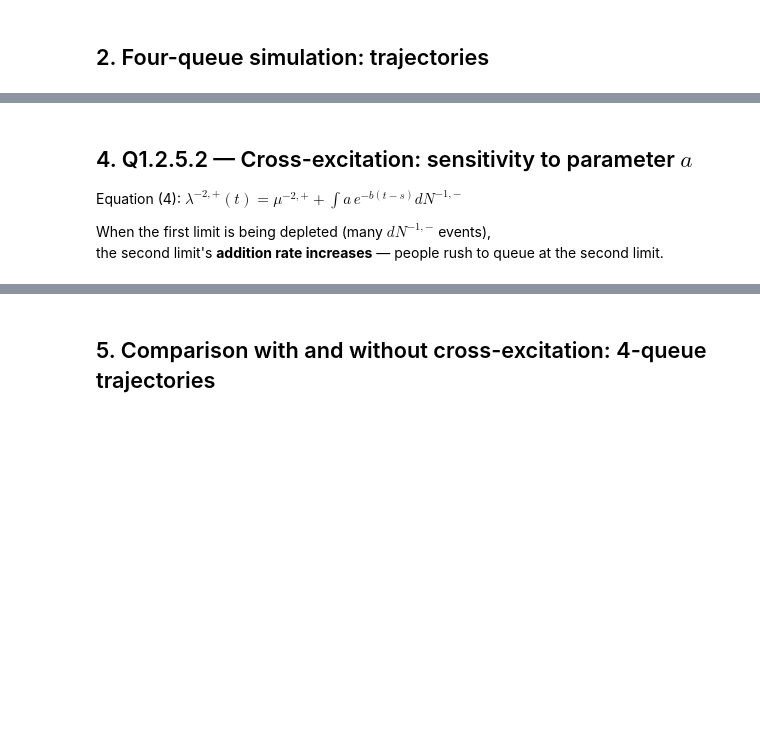
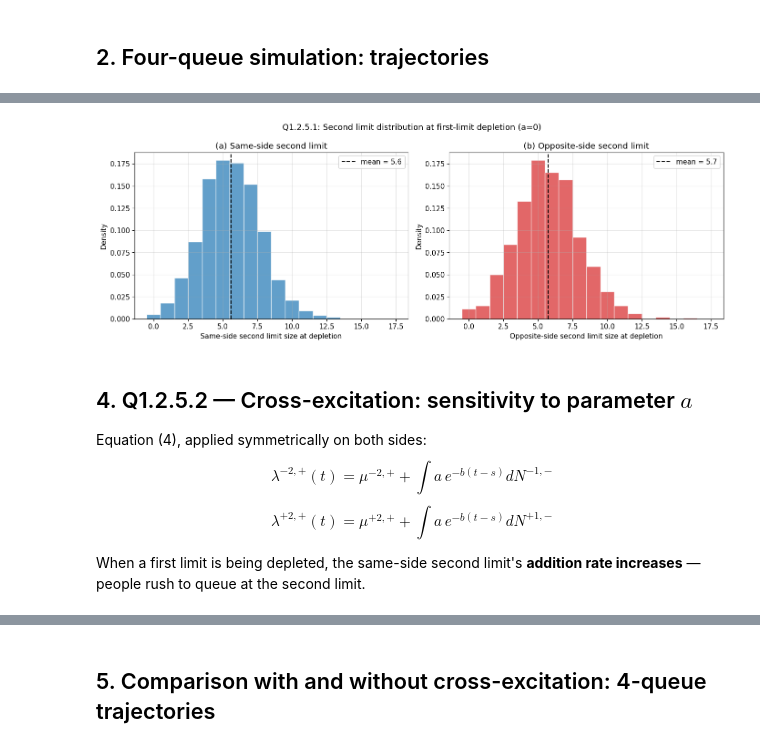
Before and after one commit to ApolloHong/Modal_Order_Book, a Jupyter notebook: 05_four_queue_hawkes.ipynb, the cells around one changed output, grey strips where cells are left out. Cells and saved outputs as stored; diff of their text form; code cells hidden in the pictures; blank space fills up the shorter version.

```diff
--- a/05_four_queue_hawkes.ipynb
+++ b/05_four_queue_hawkes.ipynb
@@ -228,39 +243,42 @@ print(f'  ({cd_const["n_valid"]} valid runs)')
 # %%
 fig, axes = plt.subplots(1, 2, figsize=(14, 5))
 
 max_q = int(max(cd_const['q2_same'].max(), cd_const['q2_opp'].max())) + 2
 bins_q = np.arange(-0.5, max_q + 0.5, 1)
 
 ax = axes[0]
 ax.hist(cd_const['q2_same'], bins=bins_q, density=True, alpha=0.7,
         color='C0', edgecolor='white')
 ax.axvline(cd_const['q2_same'].mean(), ls='--', color='black', lw=1.5,
            label=f'mean = {cd_const["q2_same"].mean():.1f}')
-ax.set_xlabel('$Q^{+2}$ at depletion')
+ax.set_xlabel('Same-side second limit size at depletion')
 ax.set_ylabel('Density')
-ax.set_title('(a) $Q^{+2}$ when same-side $Q^{+1} = 0$')
+ax.set_title('(a) Same-side second limit')
 ax.legend()
 
 ax = axes[1]
 ax.hist(cd_const['q2_opp'], bins=bins_q, density=True, alpha=0.7,
         color='C3', edgecolor='white')
 ax.axvline(cd_const['q2_opp'].mean(), ls='--', color='black', lw=1.5,
            label=f'mean = {cd_const["q2_opp"].mean():.1f}')
-ax.set_xlabel('$Q^{+2}$ at depletion')
+ax.set_xlabel('Opposite-side second limit size at depletion')
 ax.set_ylabel('Density')
-ax.set_title('(b) $Q^{+2}$ when opposite $Q^{-1} = 0$')
+ax.set_title('(b) Opposite-side second limit')
 ax.legend()
 
 plt.suptitle('Q1.2.5.1: Second limit distribution at first-limit depletion (a=0)', fontsize=13)
 plt.tight_layout()
 plt.show()
+# %% [output]
+[figure, added]
 # %% [markdown]
 ## 4. Q1.2.5.2 — Cross-excitation: sensitivity to parameter $a$
 
-Equation (4): $\lambda^{-2,+}(t) = \mu^{-2,+} + \int a\, e^{-b(t-s)} dN^{-1,-}$
+Equation (4), applied symmetrically on both sides:
+$$\lambda^{-2,+}(t) = \mu^{-2,+} + \int a\, e^{-b(t-s)} dN^{-1,-}$$
+$$\lambda^{+2,+}(t) = \mu^{+2,+} + \int a\, e^{-b(t-s)} dN^{+1,-}$$
 
-When the first limit is being depleted (many $dN^{-1,-}$ events),
-the second limit's **addition rate increases** — people rush to queue at the second limit.
+When a first limit is being depleted, the same-side second limit's **addition rate increases** — people rush to queue at the second limit.
 # %%
 # ── Scan over a_cross values ──────────────────────────────────────
 a_values = [0.0, 0.2, 0.5, 1.0, 2.0]
```
Also changed, not shown: parts of 13 cells of this notebook, 8 other files.
